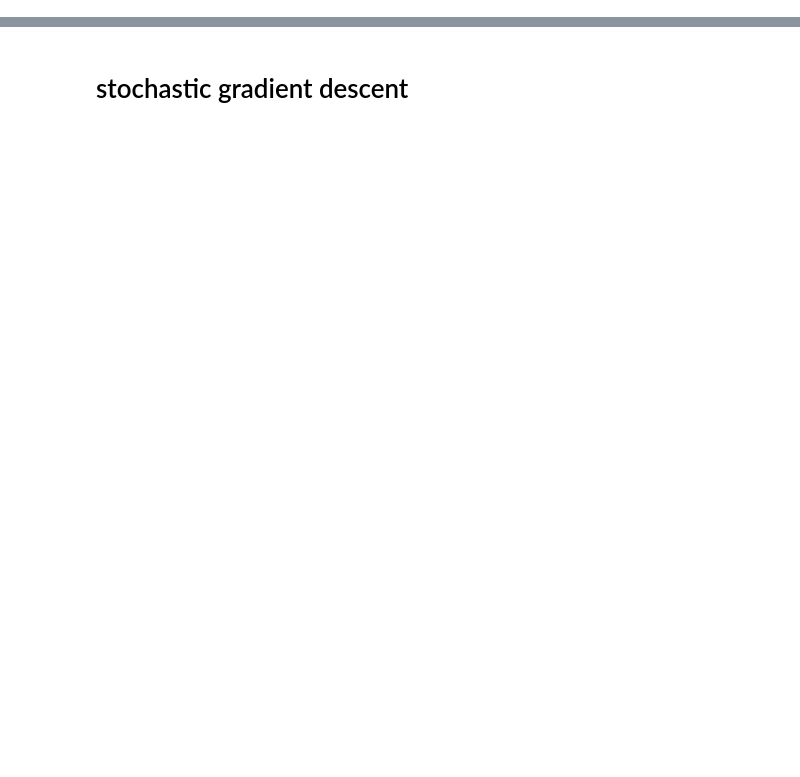
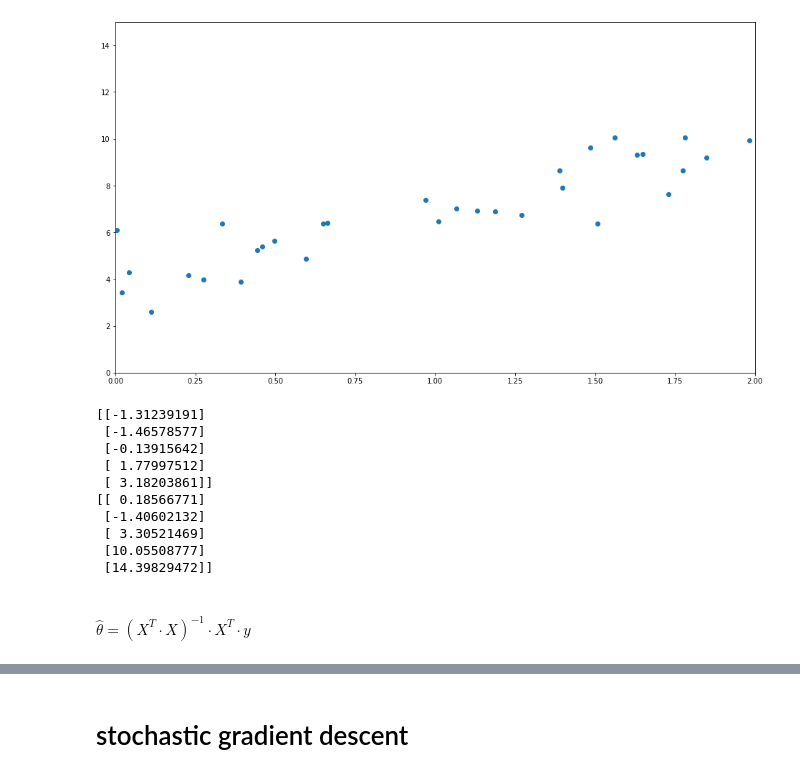
Before and after one commit to Ismaril/training, a Jupyter notebook: AI/ML_DL_book/04_training_models_mathematics.ipynb, the cells around one changed output, grey strips where cells are left out. Drawn from its saved outputs; the diff is of its cells as text; code cells hidden in the pictures; blank space fills up the shorter version.

```diff
--- a/AI/ML_DL_book/04_training_models_mathematics.ipynb
+++ b/AI/ML_DL_book/04_training_models_mathematics.ipynb
@@ -140,0 +49,26 @@ plt.show()
+# %%
+# create coordinates datapoints which will create some kind of linear distribution
+X = 2 * np.random.randn(100, 1)
+y = 4 + 3 * X + np.random.randn(100, 1)
+
+plt.figure(figsize=(16, 9))
+plt.scatter(X, y)
+plt.axis((0, 2, 0, 15))
+plt.show()
+
+print(X[:5], y[:5], sep="\n")
+# %% [output]
+[figure, added]
+[[-1.31239191]
+ [-1.46578577]
+ [-0.13915642]
+ [ 1.77997512]
+ [ 3.18203861]]
+[[ 0.18566771]
+ [-1.40602132]
+ [ 3.30521469]
+ [10.05508777]
+ [14.39829472]]
+# %% [markdown]
+\
+$ \hat{\theta} = (X^T \cdot X)^{-1} \cdot X^T \cdot y $
```
Also changed, not shown: parts of 58 cells of this notebook, 3 other files.
